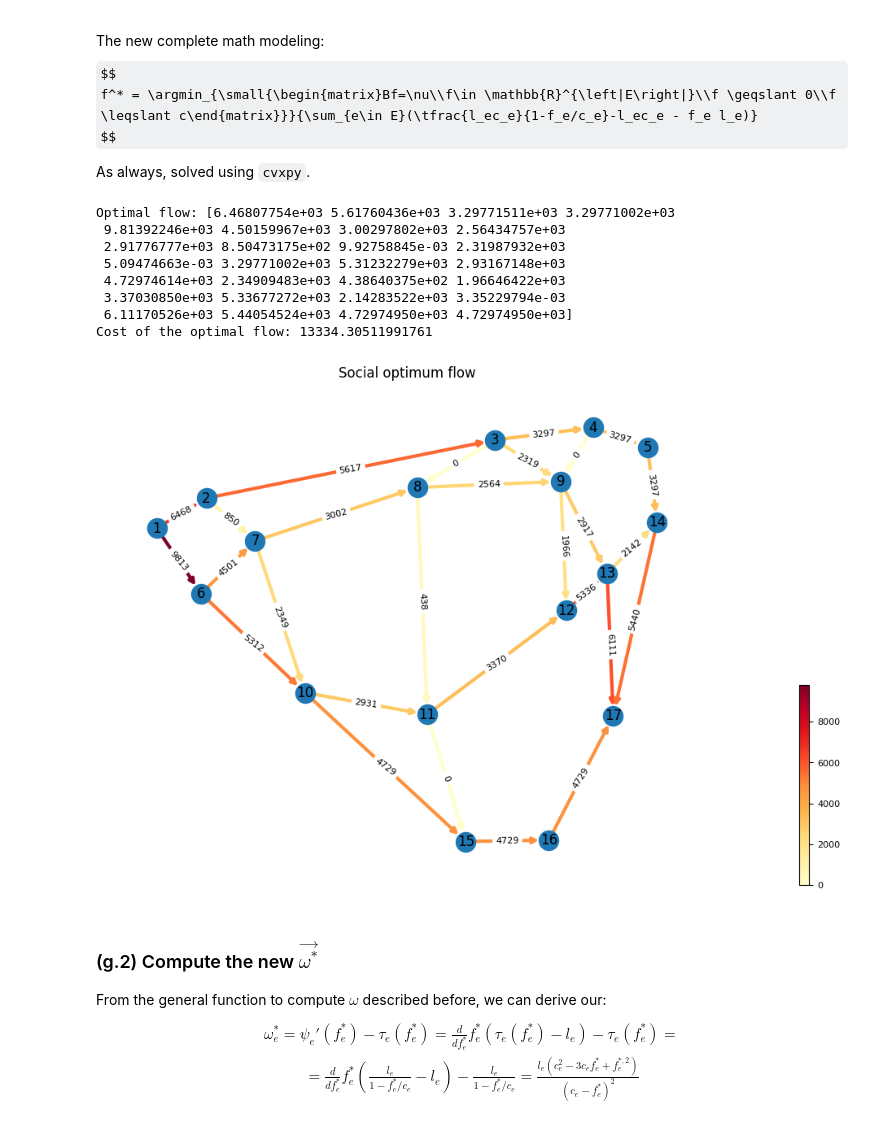
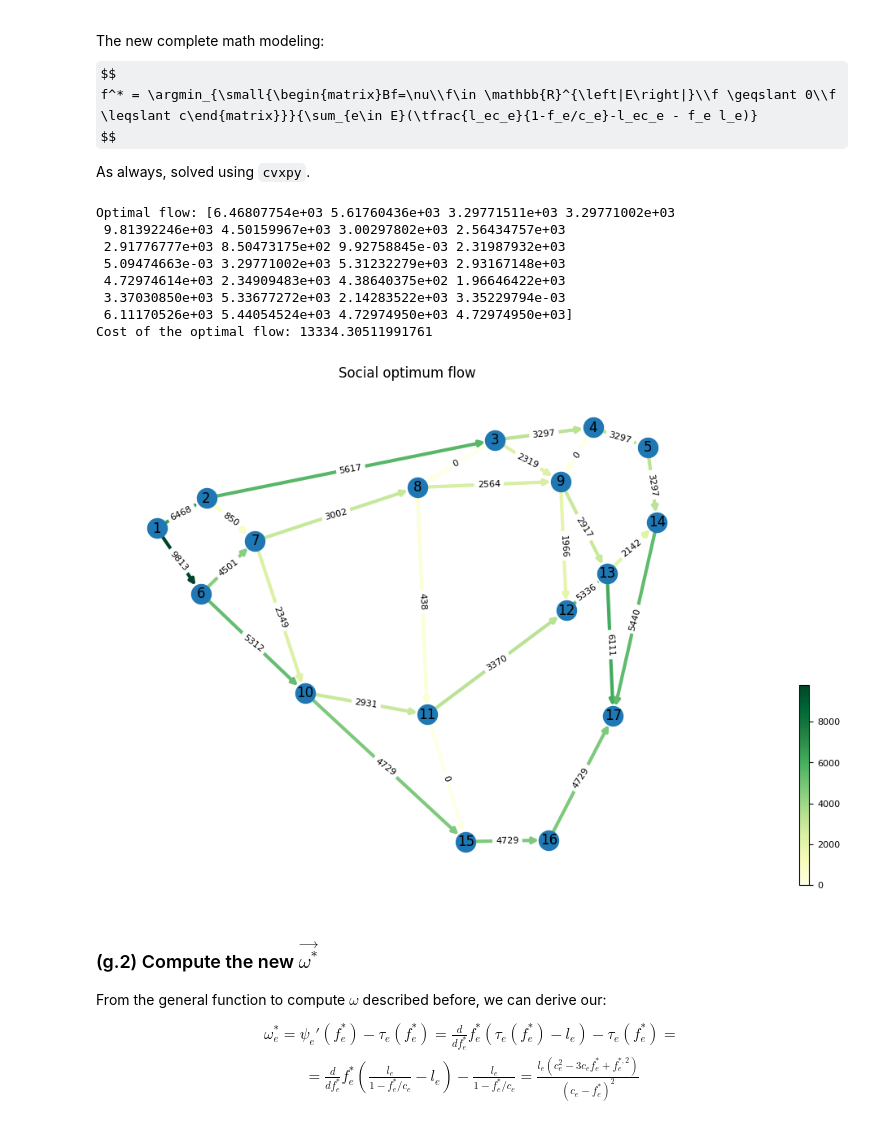
Before and after one commit to MarcTasca/network_dynamics, a Jupyter notebook: Homework1/ex3-code/exercise3.ipynb, the cells around one changed output. Cells and saved outputs as stored; diff of their text form; code cells hidden in the pictures; some formulas as TeX source.

```diff
--- a/Homework1/ex3-code/exercise3.ipynb
+++ b/Homework1/ex3-code/exercise3.ipynb
@@ -21,11 +21,3 @@ f = scipy.io.loadmat(os.path.join(folder_path,'flow.mat'))["flow"].reshape(28,)
 c = scipy.io.loadmat(os.path.join(folder_path,'capacities.mat'))["capacities"].reshape(28,)
 B = scipy.io.loadmat(os.path.join(folder_path,'traffic.mat'))["traffic"]
 l = scipy.io.loadmat(os.path.join(folder_path,'traveltime.mat'))["traveltime"].reshape(28,)
-# %%
-# Original list
-original_list = np.array([4, 2, 7, 1, 9])
-
-indices = [4,3,2,1,0]
-# Reordered list
-reordered_list = original_list[indices]
-reordered_list
@@ -58,6 +48,14 @@ def find_flow(cost_f, exogenous_inflow, B, c, n_edges=28):
     return f.value
 
 def to_gradient(numbers, cmap='blues'):
+    """ Convert a list of numbers to a list of colors in a gradient.
+
+    parameters:
+        numbers: the list of numbers
+        cmap: the colormap to use
+    returns:
+        the list of colors in a gradient
+    """
     # Normalize the numbers to the range [0, 1]
     norm = plt.Normalize(min(numbers), max(numbers))
 
@@ -74,6 +72,9 @@ def draw_flow(G, flow, cmap='YlOrRd', title='Flow of equilibrium', fontsize=8):
     parameters:
         G: the graph
         flow: the flow of equilibrium
+        cmap: the colormap to use
+        title: the title of the plot
+        fontsize: the fontsize of the labels
     """
     # fix the positions of the nodes
     pos = nx.spectral_layout(G, weight='traveltime')
@@ -102,6 +103,7 @@ def draw_flow(G, flow, cmap='YlOrRd', title='Flow of equilibrium', fontsize=8):
     norm = mcolors.Normalize(vmin=np.min(flow), vmax=np.max(flow))
     sm = plt.cm.ScalarMappable(cmap=cmap, norm=norm)
     sm.set_array([])
+
     # Add a colorbar with the ScalarMappable
     cbar = plt.colorbar(sm, ax=ax, shrink=0.4, anchor=(0.5, 0))
     cbar.ax.tick_params(labelsize=fontsize)
@@ -445,33 +447,33 @@ As always, solved using `cvxpy`.
 # %%
 # (g) Instead of the total travel time, let the cost for the system be the total additional travel time
 # compared to the total travel time in free flow.
 
 # (g.1) Compute the social optimum flow from node 1 to node 17.
 
 # Define the cost function.
 free_so_cost_f = lambda x : so_cost_f(x) - cp.sum(cp.multiply(x, l))
 
 # Find the optimum flow.
 free_so_flow = find_flow(free_so_cost_f, exogenous_inflow, B, c)
 
 # Print the optimal flow.
 print("Optimal flow:", free_so_flow)
 
 # Print the cost of the optimal flow.
 print("Cost of the optimal flow:", free_so_cost_f(free_so_flow).value)
 
 # draw the graph with the flow of equilibrium
-draw_flow(G, free_so_flow, title='Social optimum flow')
+draw_flow(G, free_so_flow, title='Social optimum flow', cmap='YlGn')
 # %% [output]
 Optimal flow: [6.46807754e+03 5.61760436e+03 3.29771511e+03 3.29771002e+03
  9.81392246e+03 4.50159967e+03 3.00297802e+03 2.56434757e+03
  2.91776777e+03 8.50473175e+02 9.92758845e-03 2.31987932e+03
  5.09474663e-03 3.29771002e+03 5.31232279e+03 2.93167148e+03
  4.72974614e+03 2.34909483e+03 4.38640375e+02 1.96646422e+03
  3.37030850e+03 5.33677272e+03 2.14283522e+03 3.35229794e-03
  6.11170526e+03 5.44054524e+03 4.72974950e+03 4.72974950e+03]
 Cost of the optimal flow: 13334.30511991761
-[figure, old version]
+[figure, new version]
 # %% [markdown]
 ### (g.2) Compute the new $ \vec{\omega^*} $
 From the general function to compute $ \omega $ described before, we can derive our:
```
Also changed, not shown: parts of 4 cells of this notebook, 10 other files.
